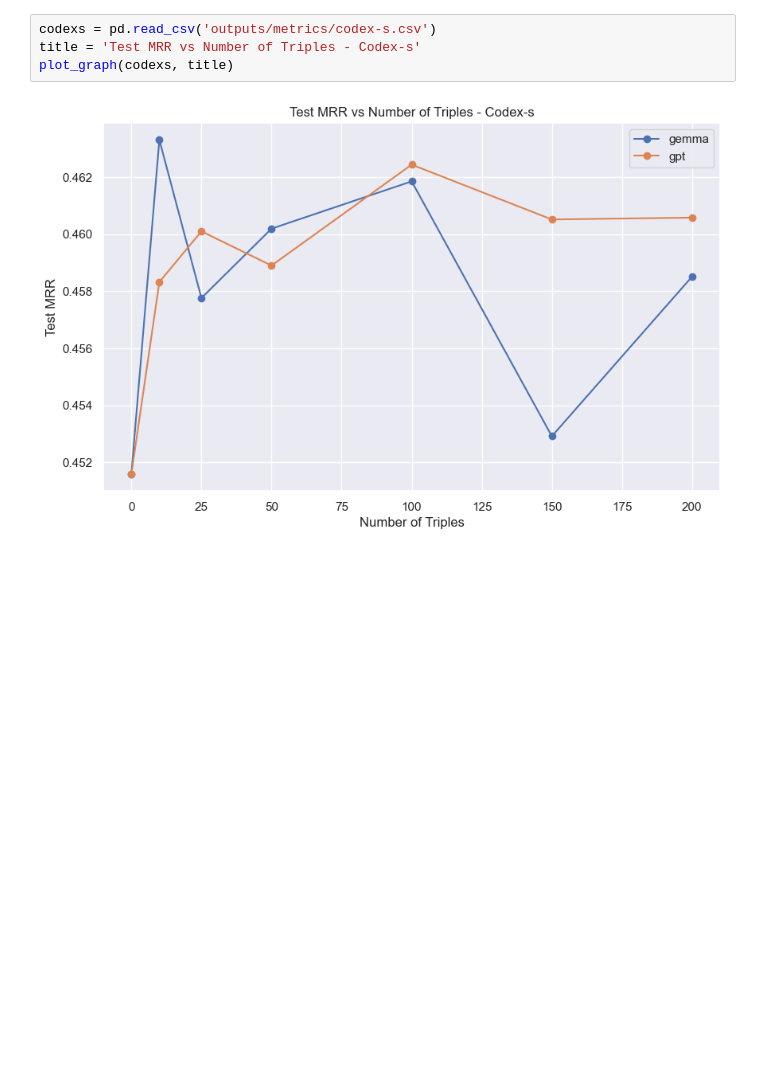
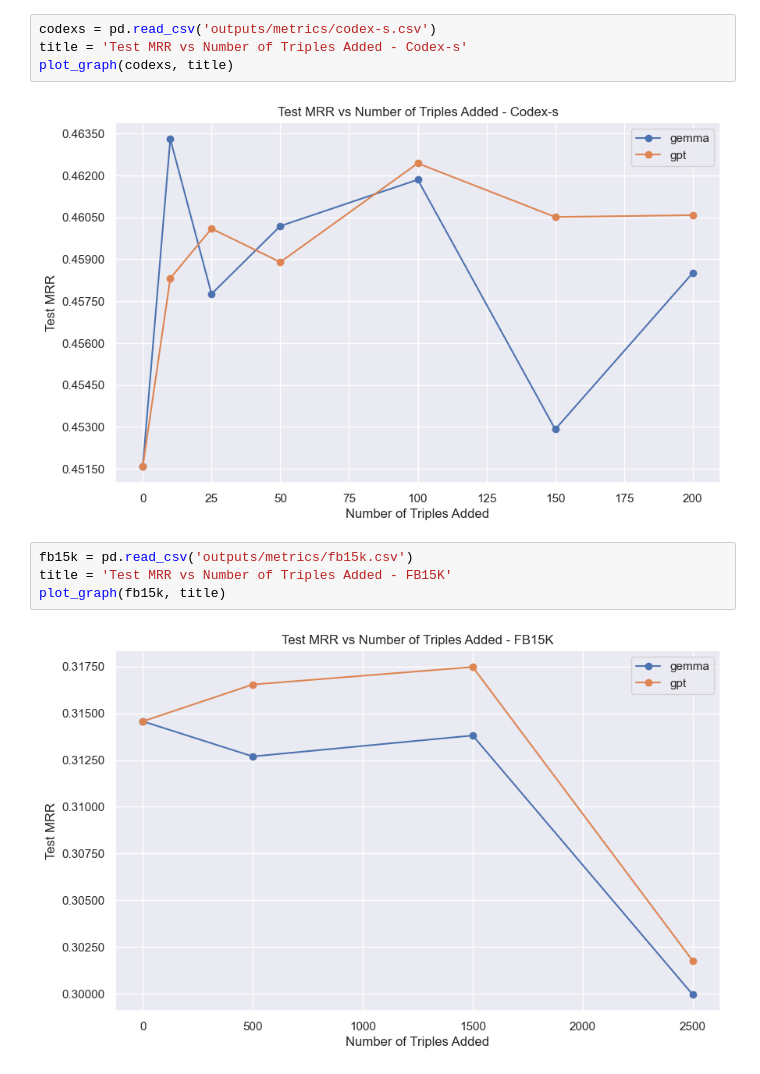
Before and after one commit to FlintyTub49/augmentation-diss, a Jupyter notebook: plot_graphs.ipynb, the cells around one changed output. Saved outputs shown, nothing was run; the diff lists cells and outputs as text; blank space fills up the shorter version.

```diff
--- a/plot_graphs.ipynb
+++ b/plot_graphs.ipynb
@@ -36,6 +43,12 @@ plot_graph(nations, title)
 # %%
 codexs = pd.read_csv('outputs/metrics/codex-s.csv')
-title = 'Test MRR vs Number of Triples - Codex-s'
+title = 'Test MRR vs Number of Triples Added - Codex-s'
 plot_graph(codexs, title)
 # %% [output]
-[figure, old version]
+[figure, new version]
+# %%
+fb15k = pd.read_csv('outputs/metrics/fb15k.csv')
+title = 'Test MRR vs Number of Triples Added - FB15K'
+plot_graph(fb15k, title)
+# %% [output]
+[figure, added]
```
Also changed, not shown: parts of 5 cells of this notebook.
